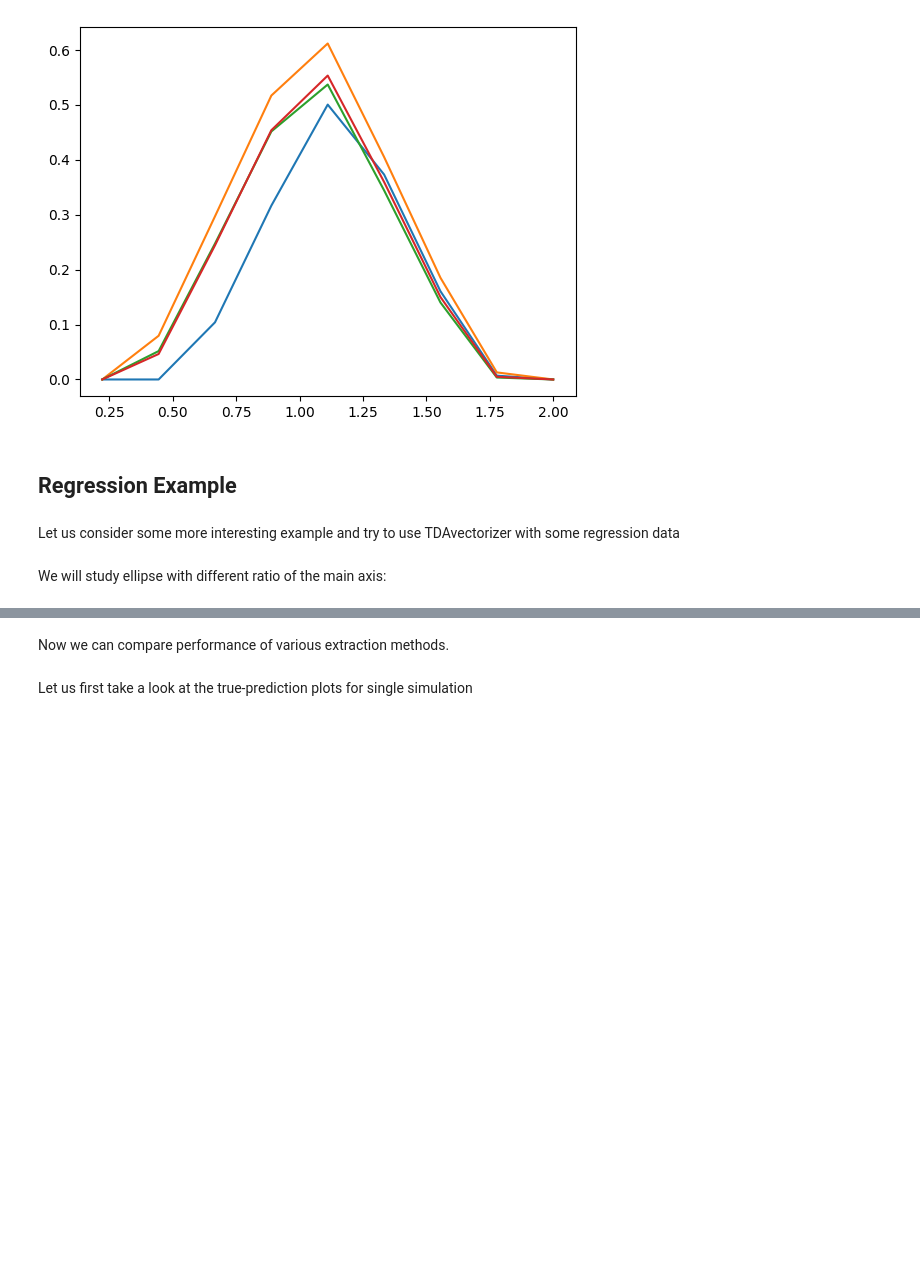
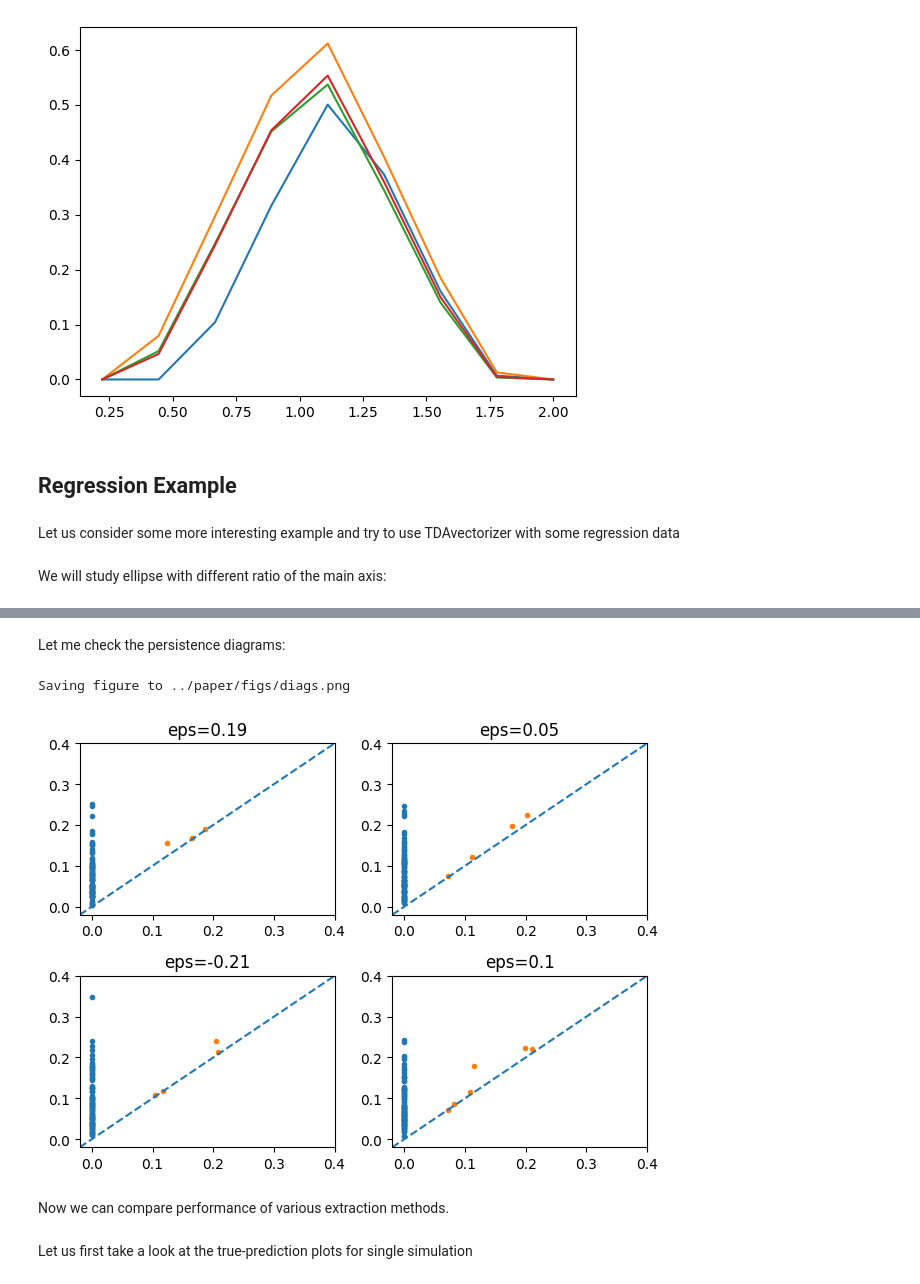
Before and after one commit to ALuchinsky/vpb_python, a Jupyter notebook: python/test_TDAvectorizer.ipynb, the cells around one changed output, grey strips where cells are left out. Cells and saved outputs as stored; diff of their text form; code cells hidden in the pictures; blank space fills up the shorter version.

```diff
--- a/python/test_TDAvectorizer.ipynb
+++ b/python/test_TDAvectorizer.ipynb
@@ -248,3 +259,19 @@ for i in range(4):
+# %% [markdown]
+Let me check the persistence diagrams:
+# %%
+for i, d in enumerate(vect2.diags[:4]):
+    ax = plt.subplot(2, 2, i+1)
+    ax.plot(d[0][:,0], d[0][:,1], ".")
+    ax.plot(d[1][:,0], d[1][:,1], ".")
+    ax.set_xlim(-0.02,0.4)
+    ax.set_ylim(-0.02,0.4)
+    ax.set_title( f"eps={np.round(ratList[i], 2)}" )
+    ax.axline( (0,0), linestyle = "--", slope=1)
+plt.tight_layout()
+save_figure("diags")
+# %% [output]
+Saving figure to ../paper/figs/diags.png
+[figure, added]
 # %% [markdown]
 Now we can compare performance of various extraction methods.
 # %% [markdown]
```
Also changed, not shown: parts of 17 cells of this notebook, 5 other files.
